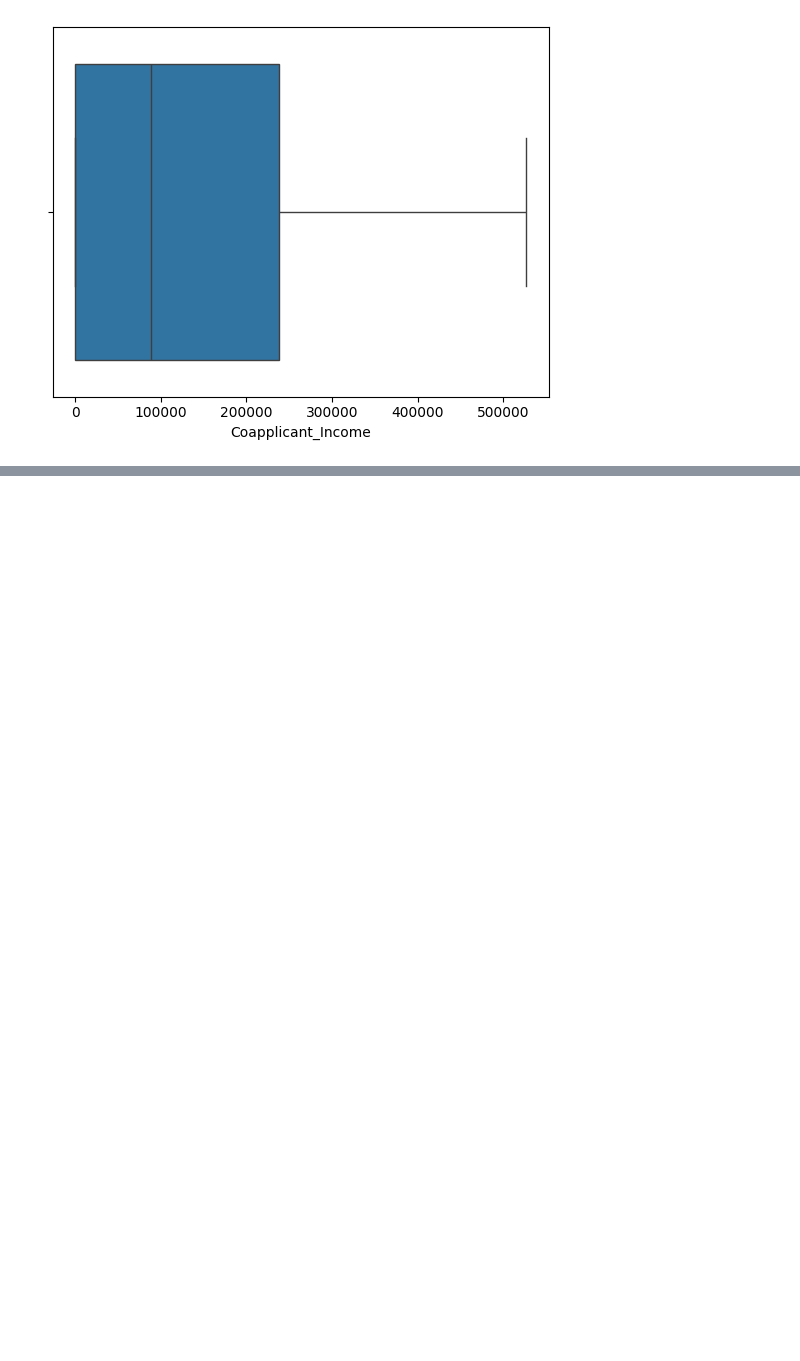
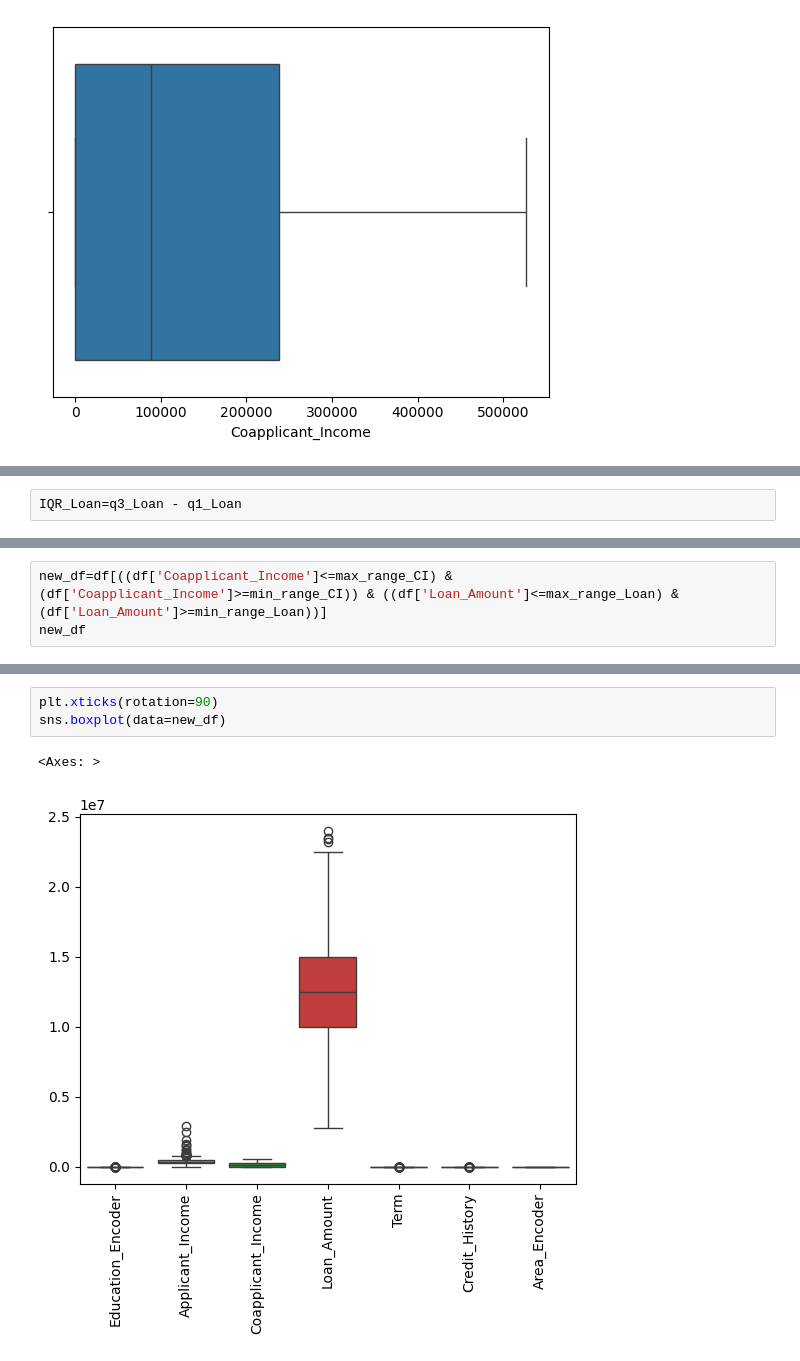
Before and after one commit to UtkarshGupta048/Data-Analytics, a Jupyter notebook: Loan_dataset.ipynb, the cells around one changed output, grey strips where cells are left out. Drawn from its saved outputs; the diff is of its cells as text; blank space fills up the shorter version.

```diff
--- a/Loan_dataset.ipynb
+++ b/Loan_dataset.ipynb
@@ -446,0 +467,2 @@ sns.boxplot(data=new_df,x='Coapplicant_Income')
+# %%
+IQR_Loan=q3_Loan - q1_Loan
@@ -446,0 +499,3 @@ sns.boxplot(data=new_df,x='Coapplicant_Income')
+# %%
+new_df=df[((df['Coapplicant_Income']<=max_range_CI) & (df['Coapplicant_Income']>=min_range_CI)) & ((df['Loan_Amount']<=max_range_Loan) & (df['Loan_Amount']>=min_range_Loan))]
+new_df
@@ -446,0 +516,6 @@ sns.boxplot(data=new_df,x='Coapplicant_Income')
+# %%
+plt.xticks(rotation=90)
+sns.boxplot(data=new_df)
+# %% [output]
+<Axes: >
+[figure, added]
```
Also changed, not shown: parts of 20 cells of this notebook.
